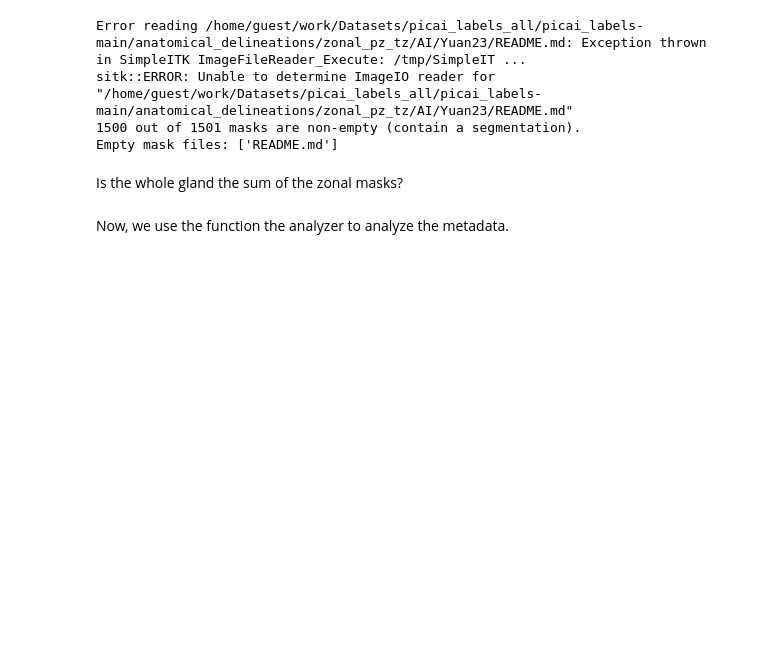
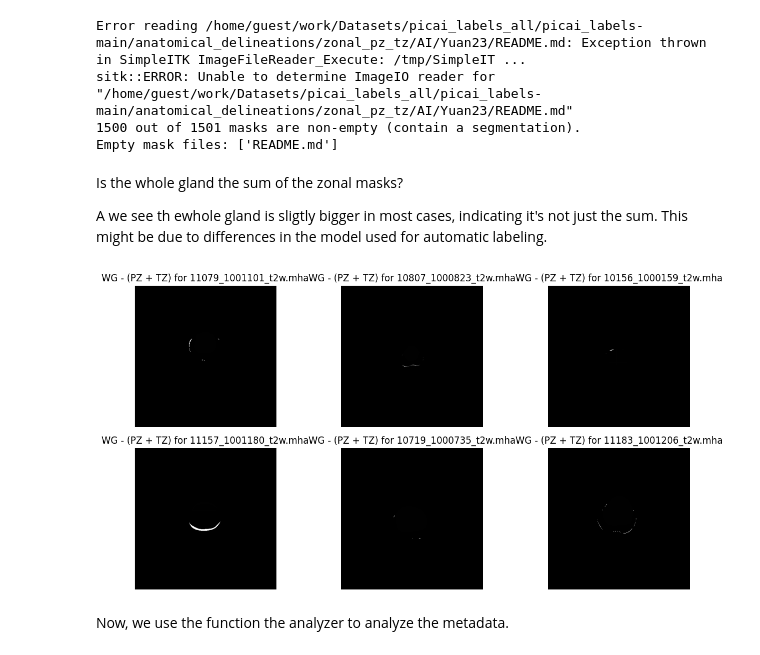
Before and after one commit to usbt0p/mri-prostate-segmentation-deeplearning, a Jupyter notebook: exploratory-analysis/explore_picai.ipynb, the cells around one changed output. Drawn from its saved outputs; the diff is of its cells as text; code cells hidden in the pictures; blank space fills up the shorter version.

Commit message:
check if WG=(PZ + TZ) in picai

```diff
--- a/exploratory-analysis/explore_picai.ipynb
+++ b/exploratory-analysis/explore_picai.ipynb
@@ -89,32 +90,60 @@ Error reading /home/guest/work/Datasets/picai_labels_all/picai_labels-main/anato
 sitk::ERROR: Unable to determine ImageIO reader for "/home/guest/work/Datasets/picai_labels_all/picai_labels-main/anatomical_delineations/zonal_pz_tz/AI/Yuan23/README.md"
 1500 out of 1501 masks are non-empty (contain a segmentation).
 Empty mask files: ['README.md']
-# %% [markdown]
-Is the whole gland the sum of the zonal masks?
+# %% [markdown]
+Is the whole gland the sum of the zonal masks?
+
+A we see th ewhole gland is sligtly bigger in most cases, indicating it's not just the sum.
+This might be due to differences in the model used for automatic labeling.
 # %%
 import random
 import SimpleITK as sitk
 
 # pick a random folder and set the name of a file inside as the prefix
 d = "picai_folds/picai_images_fold0"
 dirs = list(analyzer.get_dirs(d))
-random_dir = random.choice(dirs)
-files_in_dir = analyzer.get_files(join(d, random_dir), ".*_t2w.mha$")
+random_dir = random.choices(dirs, k=6)
 
-# we have to do this because get files is a generator
-name = list(files_in_dir)[0]
+fig, axes = plt.subplots(2, 3, figsize=(12, 6))  # Create a 3x2 figure with axes
+axes = axes.flatten()  # Flatten the axes array for easier indexing
 
-# get the corresponding nii.gz file that masks the image
-nii = name.split("_t2w")[0] + ".nii.gz"
-i2 = join(paths['picai_labels_zonal'], nii)
+for idx, dir in enumerate(random_dir):
+    files_in_dir = analyzer.get_files(join(d, dir), ".*_t2w.mha$")
 
-# get the whole gland mask
-i3 = join(paths['picai_labels_wg'], nii)
+    # We have to do this because get_files is a generator
+    name = list(files_in_dir)[0]
 
-# turn the images into arrays, set all labels >= 1 to 1
-asdfadsf
+    # Get the corresponding nii.gz file that masks the image
+    nii = name.split("_t2w")[0] + ".nii.gz"
+    i2 = join(DATA_ROOT, paths['picai_labels_zonal'], nii)
+
+    # Get the whole gland mask
+    i3 = join(DATA_ROOT, paths['picai_labels_wg'], nii)
+
+    # Turn the images into arrays, set all labels >= 1 to 1
+    # Then, do the difference between both and display it to see where they differ
+    i2 = sitk.ReadImage(i2)
+    image_array = sitk.GetArrayViewFromImage(i2)
+    image_array[image_array >= 1]
+
+    i3 = sitk.ReadImage(i3)
+    i3_array = sitk.GetArrayViewFromImage(i3)
+    i3_array[i3_array >= 1]
+
+    diff = (image_array - i3_array)[image_array.shape[0] // 2, :, :]
+
+    # Plot the image diff on the corresponding axis
+    axes[idx].imshow(diff, cmap='gray')
+    axes[idx].set_title(f"WG-(PZ + TZ) for {name}")
+    axes[idx].axis('off')
+
+plt.tight_layout()  # Adjust layout to prevent overlap
+plt.show()
+
 
 #analyzer.show_image(i2, i3, save="../combined_images.png")
+# %% [output]
+[figure, added]
 # %% [markdown]
 Now, we use the function the analyzer to analyze the metadata.
 # %%
```
Also changed, not shown: parts of 1 cell of this notebook.
